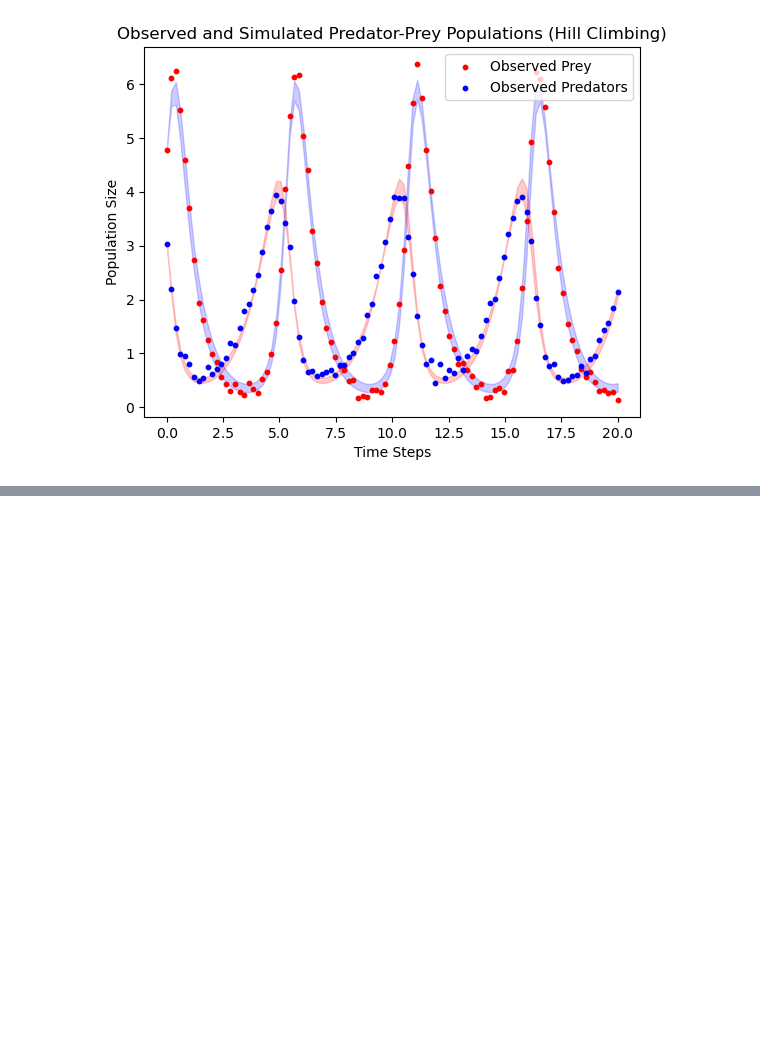
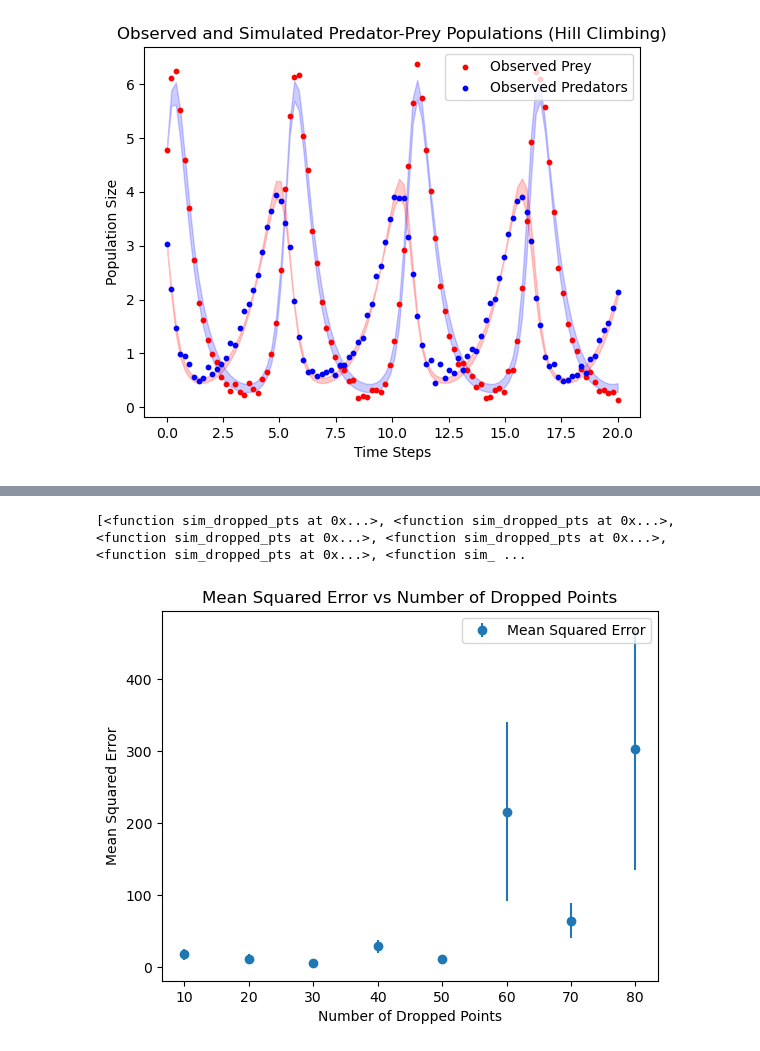
Before and after one commit to rugbym/stochastic_sim_assignment_3, a Jupyter notebook: asignment3.ipynb, the cells around one changed output, grey strips where cells are left out. Drawn from its saved outputs; the diff is of its cells as text; code cells hidden in the pictures; blank space fills up the shorter version.

```diff
--- a/asignment3.ipynb
+++ b/asignment3.ipynb
@@ -416,0 +465,19 @@ plt.show()
+# %%
+n_dropped_points = []
+mean_errors = []
+std_errors = []
+max_sse = 0
+outlier=None
+for i,errors,parameters in simrun_data:
+    n_dropped_points.append(i)
+    sse_list = []
+    mae_list = []
+    for (sse,mae),param in zip(errors,parameters):
+
+        if sse>max_sse:
+            max_sse = sse
+            outlier = param
+        sse_list.append(sse)
+        mae_list.append(mae)
+    mean_errors.append(np.mean(sse_list))
+    std_errors.append(np.std(sse_list)/np.sqrt(len(sse_list)))
@@ -416,0 +488,12 @@ plt.show()
+# %%
+print(n_dropped_points[:-1])
+plt.title('Mean Squared Error vs Number of Dropped Points')
+plt.xlabel('Number of Dropped Points')
+plt.ylabel('Mean Squared Error')
+plt.errorbar(range(10,100,10)[:-1
+                              ],mean_errors[:-1],yerr=std_errors[:-1],fmt='o',label='Mean Squared Error')
+plt.legend()
+plt.show()
+# %% [output]
+[<function sim_dropped_pts at 0x...>, <function sim_dropped_pts at 0x...>, <function sim_dropped_pts at 0x...>, <function sim_dropped_pts at 0x...>, <function sim_dropped_pts at 0x...>, <function sim_ ...
+[figure, added]
```
Also changed, not shown: parts of 3 cells of this notebook.
